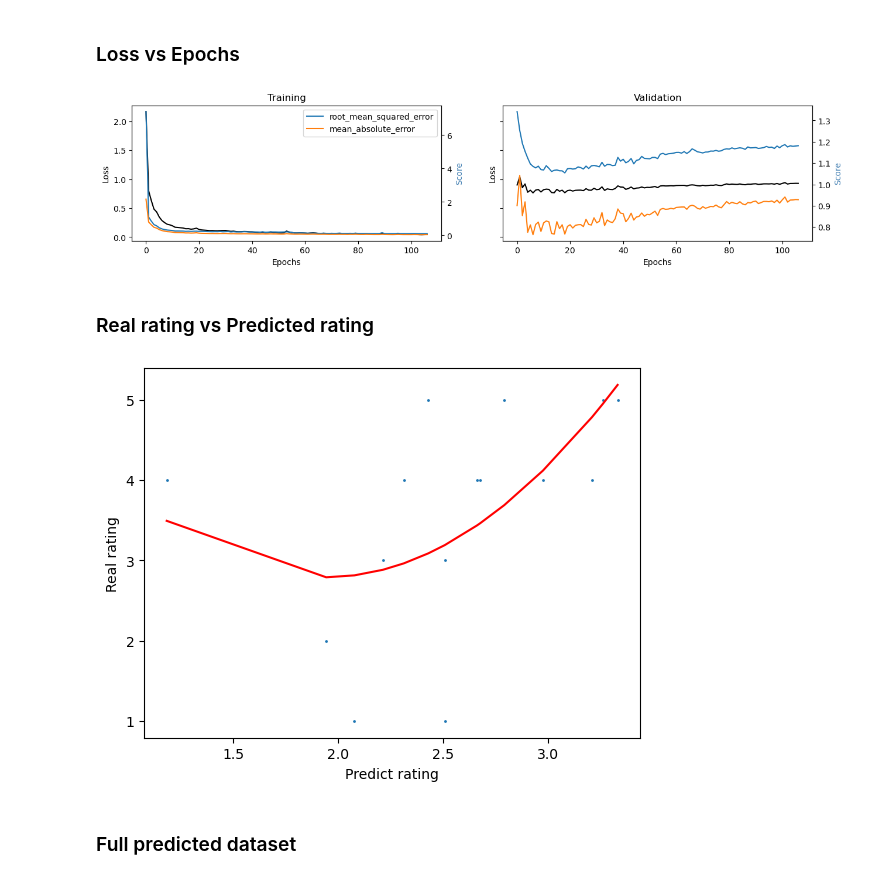
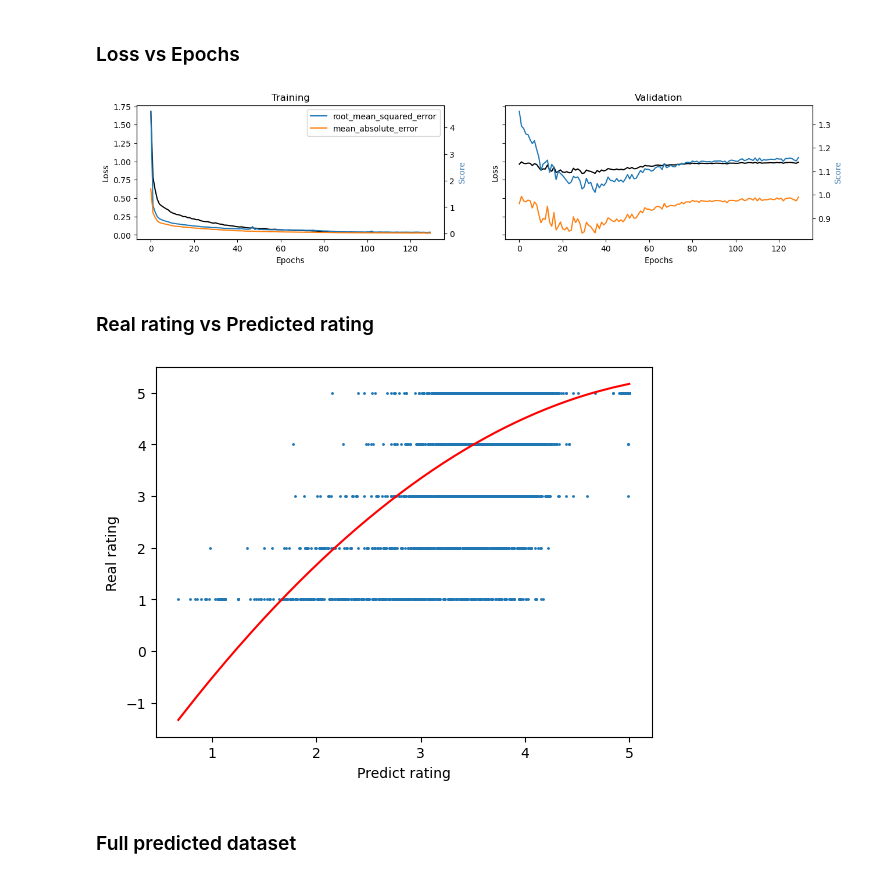
Before and after one commit to CityU-SDSC4016-2022/SDSC4016-proj, a Jupyter notebook: plot_hist.ipynb, the cells around one changed output. Cells and saved outputs as stored; diff of their text form; code cells hidden in the pictures.

```diff
--- a/plot_hist.ipynb
+++ b/plot_hist.ipynb
@@ -8,5 +11,5 @@ import numpy as np
 # %%
-def plot_training(history: pd.DataFrame):
+def plot_history(history: pd.DataFrame):
     fig, ax = plt.subplots(nrows=1, ncols=2, sharey=True, figsize=(15, 3))
     keys = ["root_mean_squared_error", "mean_absolute_error"]
 
@@ -46,17 +49,17 @@ def plot_training(result: pd.DataFrame):
 # %% [markdown]
 ### Loss vs Epochs
 # %%
-history = pd.read_csv("./history_128_5000.csv")
-plot_training(history)
+history = pd.read_csv("./history_.csv")
+plot_history(history)
 # %% [output]
-[figure, old version]
+[figure, new version]
 # %% [markdown]
 ### Real rating vs Predicted rating
 # %%
-result = pd.read_csv("./result_128_5000.csv")
-plot_training(result)
+result = pd.read_csv("./result_.csv")
+plot_result(result)
 # %% [output]
-[figure, old version]
+[figure, new version]
 # %% [markdown]
 ### Full predicted dataset
 # %%
```
Also changed, not shown: parts of 3 cells of this notebook, 1 other file.
